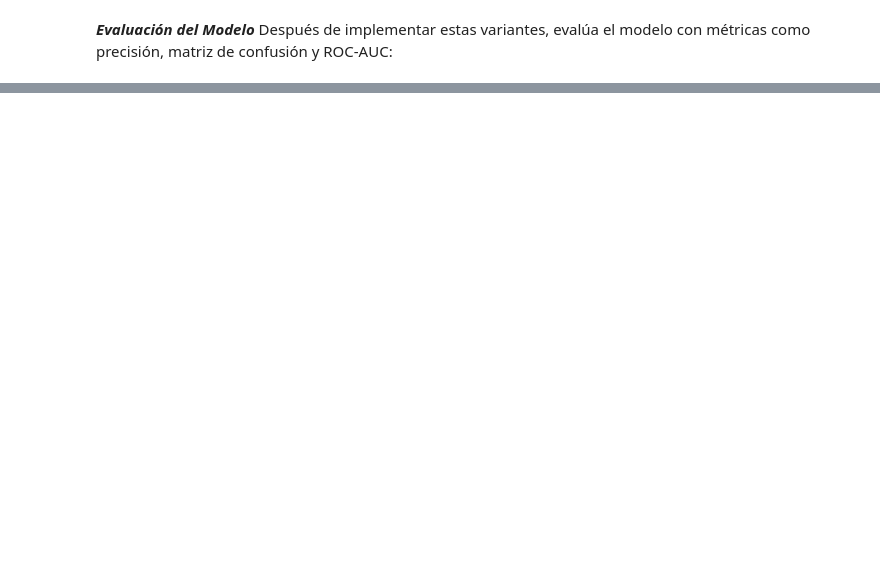
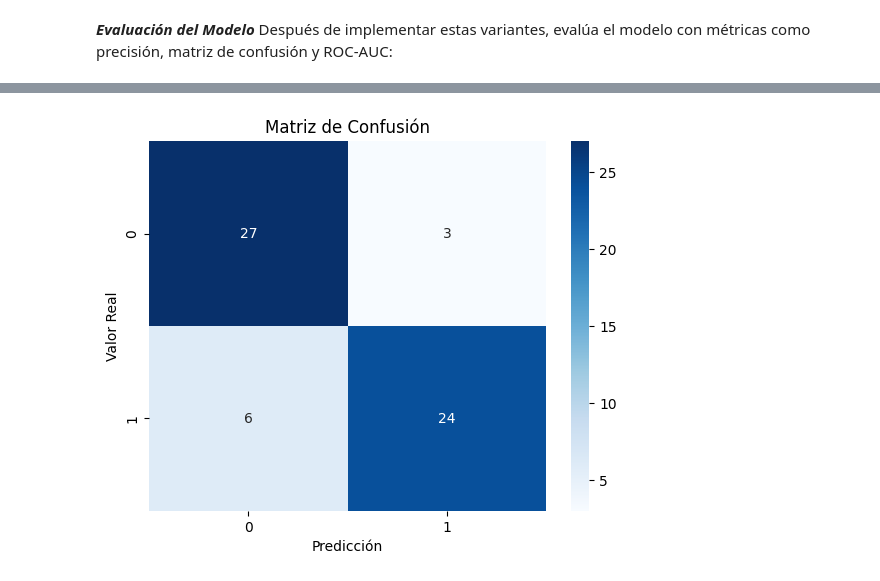
Before and after one commit to jgesc-05/clase-inteligencia-artificial, a Jupyter notebook: Fundamento_Cuaderno_11_Árboles_de_Decisión_para_Clasificación.ipynb, the cells around one changed output, grey strips where cells are left out. Cells and saved outputs as stored; diff of their text form; code cells hidden in the pictures; blank space fills up the shorter version.

```diff
--- a/Fundamento_Cuaderno_11_Árboles_de_Decisión_para_Clasificación.ipynb
+++ b/Fundamento_Cuaderno_11_Árboles_de_Decisión_para_Clasificación.ipynb
@@ -342,16 +437,17 @@ Puedes usar GridSearchCV para buscar los mejores parámetros que eviten el sobre
 from sklearn.model_selection import GridSearchCV
 
 param_grid = {
-    'max_depth': [3, 5, 10],
-    'min_samples_split': [2, 5, 10],
-    'min_samples_leaf': [1, 3, 5],
-    'ccp_alpha': [0.0, 0.01, 0.1],
+    'max_depth': np.arange(5, 14),
+    'min_samples_split': [2, 3, 4,5,6,7],
+    'min_samples_leaf': [1, 2,3,4,5],
+    'criterion':['gini', 'entropy', 'log_loss'],
+    'splitter': ['best', 'random']
 }
 
 grid_search = GridSearchCV(DecisionTreeClassifier(random_state=42), param_grid, cv=5, scoring='accuracy')
 grid_search.fit(X_train, y_train)
 
 best_tree = grid_search.best_estimator_
-y_pred = best_tree.predict(X_test)
+
 
 print("Mejores parámetros:", grid_search.best_params_)
@@ -380,0 +496,10 @@ if len(np.unique(y_test)) > 1:
+# %%
+#Dibujamos la matriz de confusión con seaborn con mapa de calor
+import seaborn as sns
+sns.heatmap(conf_matrix, annot=True, fmt='d', cmap='Blues')
+plt.xlabel('Predicción')
+plt.ylabel('Valor Real')
+plt.title('Matriz de Confusión')
+plt.show()
+# %% [output]
+[figure, added]
```
Also changed, not shown: parts of 40 cells of this notebook.
